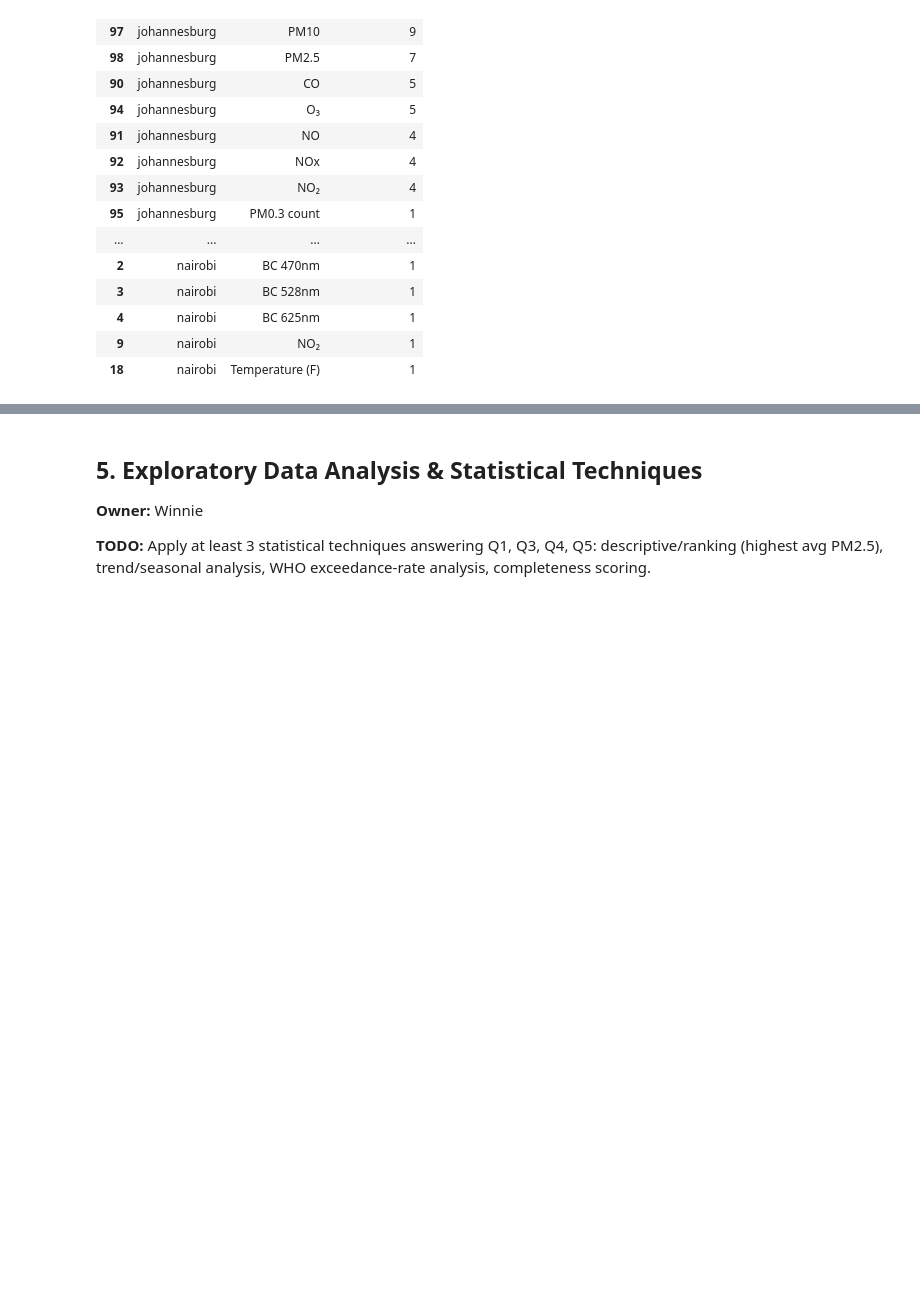
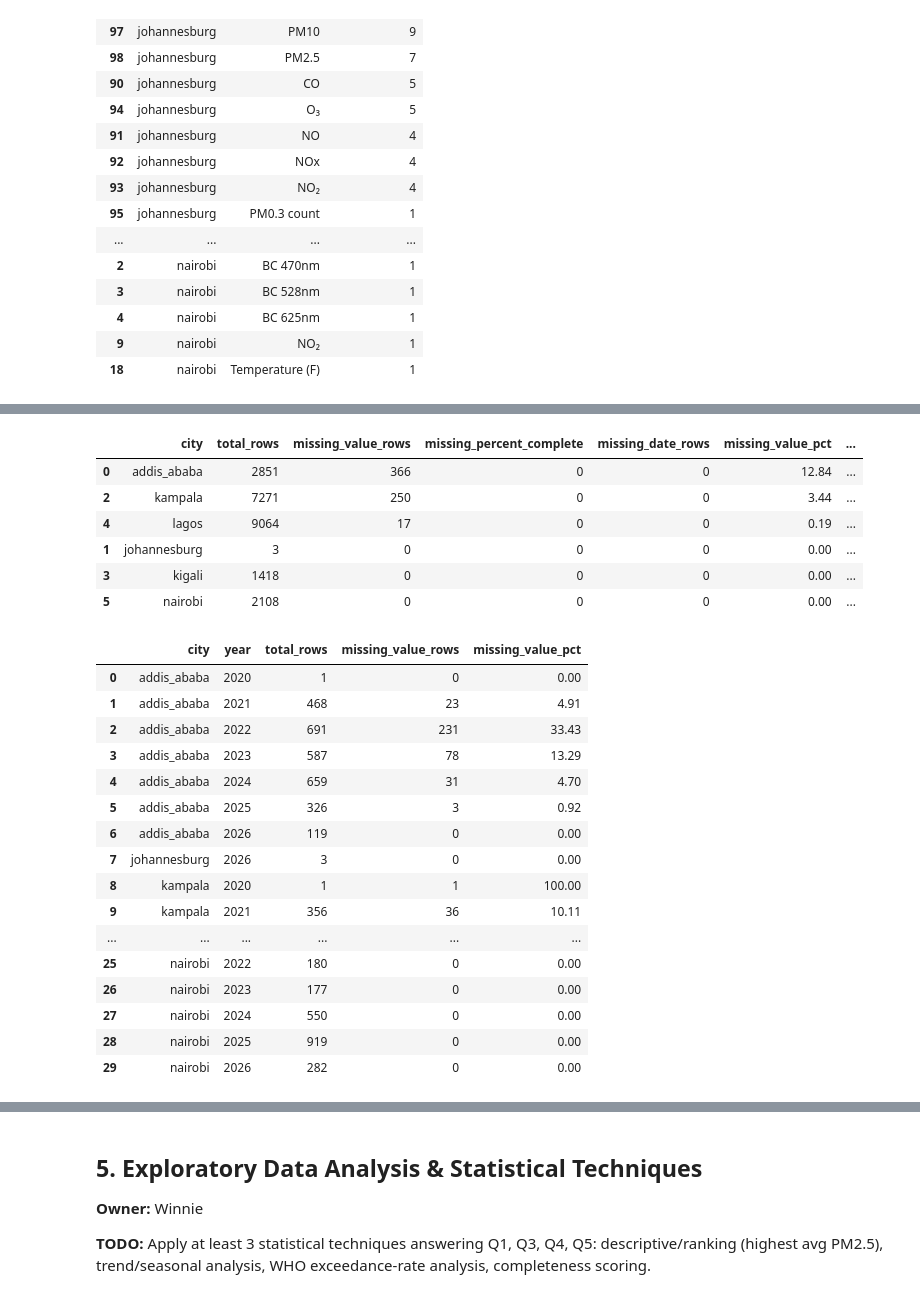
Before and after one commit to Simiyu-Gloria/air-quality-analysis-capstone, a Jupyter notebook: notebooks/analysis.ipynb, the cells around one changed output, grey strips where cells are left out. Cells and saved outputs as stored; diff of their text form; code cells hidden in the pictures; blank space fills up the shorter version.

```diff
--- a/notebooks/analysis.ipynb
+++ b/notebooks/analysis.ipynb
@@ -177,0 +230,51 @@ pollutant_freq[pollutant_freq["station_count"] > 0].sort_values(
+# %%
+# Missing Values:
+missing_city = (
+    qa_df.groupby("city", as_index=False)
+    .agg(
+        total_rows=("value", "size"),
+        missing_value_rows=("value", lambda s: s.isna().sum()),
+        missing_percent_complete=("percent_complete", lambda s: s.isna().sum()),
+        missing_date_rows=("date_utc", lambda s: s.isna().sum()),
+    )
+)
+missing_city["missing_value_pct"] = (100 * missing_city["missing_value_rows"] / missing_city["total_rows"]).round(2)
+missing_city["missing_percent_complete_pct"] = (
+    100 * missing_city["missing_percent_complete"] / missing_city["total_rows"]
+).round(2)
+display(missing_city.sort_values("missing_value_pct", ascending=False))
+
+missing_year = (
+    qa_df.groupby(["city", "year"], as_index=False)
+    .agg(
+        total_rows=("value", "size"),
+        missing_value_rows=("value", lambda s: s.isna().sum()),
+    )
+)
+missing_year["missing_value_pct"] = (100 * missing_year["missing_value_rows"] / missing_year["total_rows"]).round(2)
+display(missing_year.sort_values(["city", "year"]))
+# %% [output]
+|  | city | total_rows | missing_value_rows | missing_percent_complete | missing_date_rows | missing_value_pct | ... |
+| 0 | addis_ababa | 2851 | 366 | 0 | 0 | 12.84 | ... |
+| 2 | kampala | 7271 | 250 | 0 | 0 | 3.44 | ... |
+| 4 | lagos | 9064 | 17 | 0 | 0 | 0.19 | ... |
+| 1 | johannesburg | 3 | 0 | 0 | 0 | 0.00 | ... |
+| 3 | kigali | 1418 | 0 | 0 | 0 | 0.00 | ... |
+| 5 | nairobi | 2108 | 0 | 0 | 0 | 0.00 | ... |
+|  | city | year | total_rows | missing_value_rows | missing_value_pct |
+| 0 | addis_ababa | 2020 | 1 | 0 | 0.00 |
+| 1 | addis_ababa | 2021 | 468 | 23 | 4.91 |
+| 2 | addis_ababa | 2022 | 691 | 231 | 33.43 |
+| 3 | addis_ababa | 2023 | 587 | 78 | 13.29 |
+| 4 | addis_ababa | 2024 | 659 | 31 | 4.70 |
+| 5 | addis_ababa | 2025 | 326 | 3 | 0.92 |
+| 6 | addis_ababa | 2026 | 119 | 0 | 0.00 |
+| 7 | johannesburg | 2026 | 3 | 0 | 0.00 |
+| 8 | kampala | 2020 | 1 | 1 | 100.00 |
+| 9 | kampala | 2021 | 356 | 36 | 10.11 |
+| ... | ... | ... | ... | ... | ... |
+| 25 | nairobi | 2022 | 180 | 0 | 0.00 |
+| 26 | nairobi | 2023 | 177 | 0 | 0.00 |
+| 27 | nairobi | 2024 | 550 | 0 | 0.00 |
+| 28 | nairobi | 2025 | 919 | 0 | 0.00 |
+| 29 | nairobi | 2026 | 282 | 0 | 0.00 |
```
Also changed, not shown: parts of 11 cells of this notebook.
